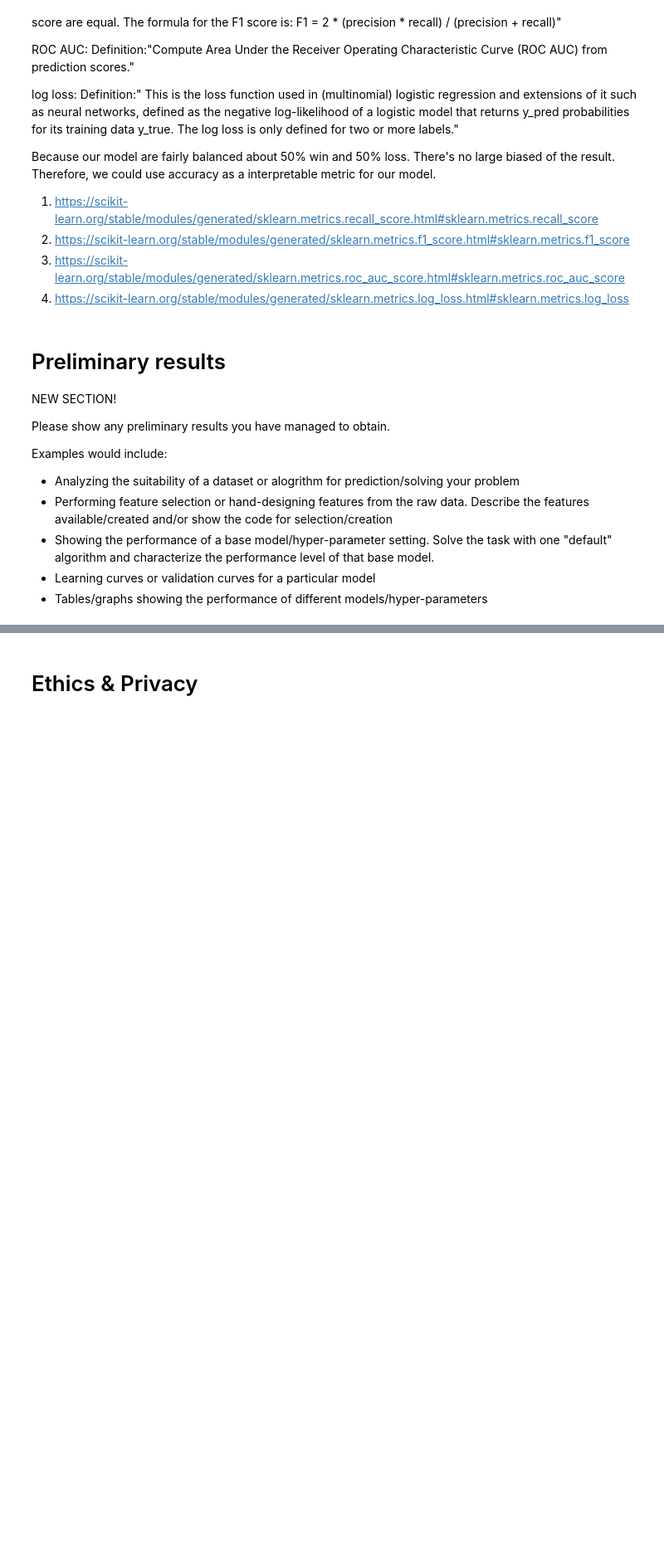
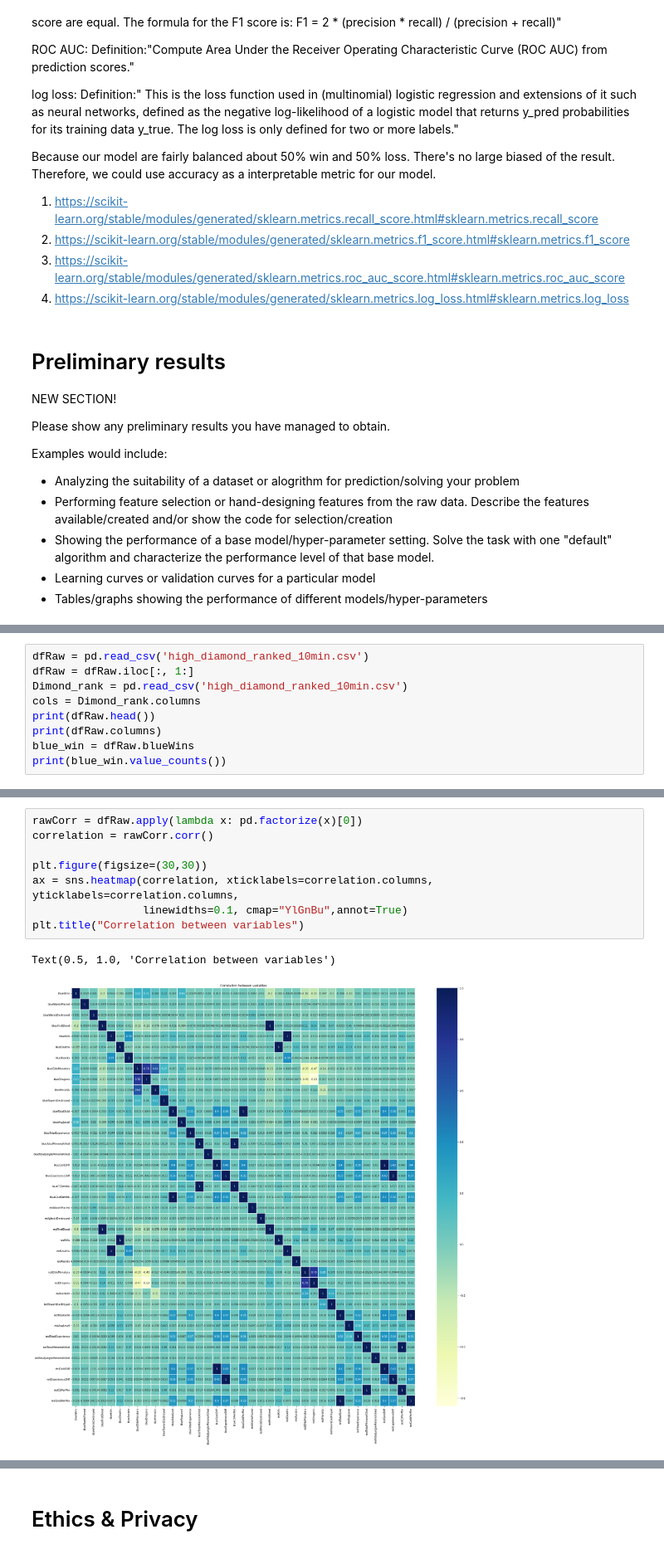
Before and after one commit to COGS118A/Group034-Sp22, a Jupyter notebook: Checkpoint_group034.ipynb, the cells around one changed output, grey strips where cells are left out. Shown at 83% size. Drawn from its saved outputs; the diff is of its cells as text; blank space fills up the shorter version.

```diff
--- a/Checkpoint_group034.ipynb
+++ b/Checkpoint_group034.ipynb
@@ -136,0 +148,9 @@ Examples would include:
+# %%
+dfRaw = pd.read_csv('high_diamond_ranked_10min.csv')
+dfRaw = dfRaw.iloc[:, 1:]
+Dimond_rank = pd.read_csv('high_diamond_ranked_10min.csv')
+cols = Dimond_rank.columns
+print(dfRaw.head())
+print(dfRaw.columns)
+blue_win = dfRaw.blueWins
+print(blue_win.value_counts())
@@ -136,0 +175,11 @@ Examples would include:
+# %%
+rawCorr = dfRaw.apply(lambda x: pd.factorize(x)[0])
+correlation = rawCorr.corr()
+
+plt.figure(figsize=(30,30))
+ax = sns.heatmap(correlation, xticklabels=correlation.columns, yticklabels=correlation.columns,
+                 linewidths=0.1, cmap="YlGnBu",annot=True)
+plt.title("Correlation between variables")
+# %% [output]
+Text(0.5, 1.0, 'Correlation between variables')
+[figure, added]
```
Also changed, not shown: parts of 15 cells of this notebook.
